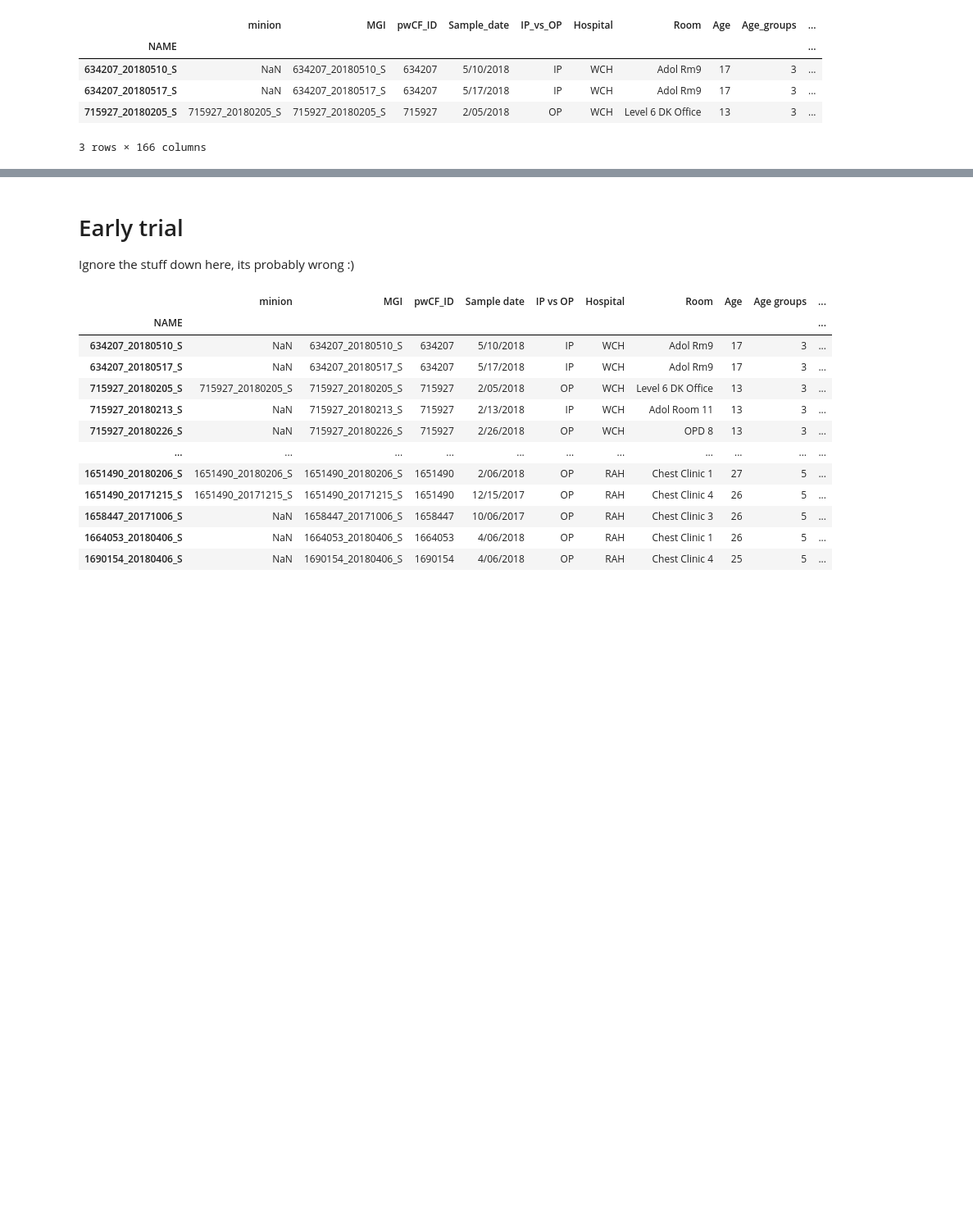
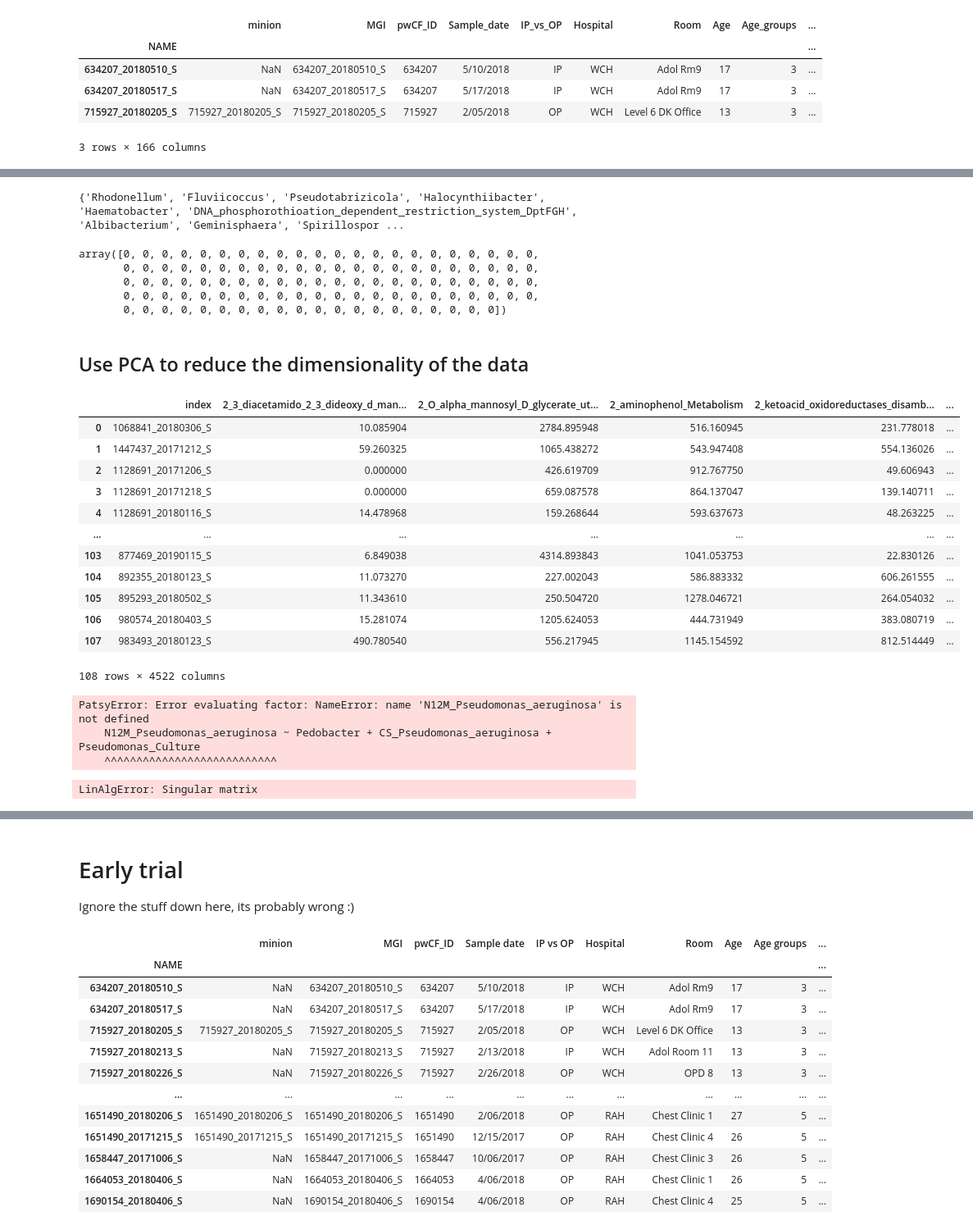
Before and after one commit to linsalrob/CF_2024, a Jupyter notebook: Jupyter/LMM.ipynb, the cells around one changed output, grey strips where cells are left out. Shown: that part at 82% size. Cells and saved outputs as stored; diff of their text form; code cells hidden in the pictures; blank space fills up the shorter version.

```diff
--- a/Jupyter/LMM.ipynb
+++ b/Jupyter/LMM.ipynb
@@ -110,3 +85,0 @@ Length: 166, dtype: object
-# %%
-metadata['IPc'] = metadata['IP vs OP'].astype('category')
-metadata.dtypes
@@ -184,0 +328,72 @@ metadata.head(3)
+# %%
+df_combined3 = df_combined.loc[:, df_combined.nunique() > 1].dropna()
+print(set(df.columns) - set(df_combined3.columns))
+# %% [output]
+{'Rhodonellum', 'Fluviicoccus', 'Pseudotabrizicola', 'Halocynthiibacter', 'Haematobacter', 'DNA_phosphorothioation_dependent_restriction_system_DptFGH', 'Albibacterium', 'Geminisphaera', 'Spirillospor ...
+# %%
+df_combined["N12M_Pseudomonas_aeruginosa"].astype(int).values
+# %% [output]
+array([0, 0, 0, 0, 0, 0, 0, 0, 0, 0, 0, 0, 0, 0, 0, 0, 0, 0, 0, 0, 0, 0,
+       0, 0, 0, 0, 0, 0, 0, 0, 0, 0, 0, 0, 0, 0, 0, 0, 0, 0, 0, 0, 0, 0,
+       0, 0, 0, 0, 0, 0, 0, 0, 0, 0, 0, 0, 0, 0, 0, 0, 0, 0, 0, 0, 0, 0,
+       0, 0, 0, 0, 0, 0, 0, 0, 0, 0, 0, 0, 0, 0, 0, 0, 0, 0, 0, 0, 0, 0,
+       0, 0, 0, 0, 0, 0, 0, 0, 0, 0, 0, 0, 0, 0, 0, 0, 0, 0, 0, 0])
+# %% [markdown]
+## Use PCA to reduce the dimensionality of the data
+# %%
+from sklearn.decomposition import PCA
+
+# Apply PCA to reduce bacterial abundance columns to 5 components
+pca = PCA(n_components=5)
+pca_components = pca.fit_transform(df_combined[df.columns])  # Add bacterial abundance columns
+pca_df = pd.DataFrame(pca_components, columns=["PC1", "PC2", "PC3", "PC4", "PC5"])
+
+# Add PCA components to the combined DataFrame
+df_combined2 = pd.concat([df_combined.reset_index(drop=True), pca_df], axis=1)
+df_combined2
+# %% [output]
+|  | index | 2_3_diacetamido_2_3_dideoxy_d_man... | 2_O_alpha_mannosyl_D_glycerate_ut... | 2_aminophenol_Metabolism | 2_ketoacid_oxidoreductases_disamb... | ... |
+| 0 | 1068841_20180306_S | 10.085904 | 2784.895948 | 516.160945 | 231.778018 | ... |
+| 1 | 1447437_20171212_S | 59.260325 | 1065.438272 | 543.947408 | 554.136026 | ... |
+| 2 | 1128691_20171206_S | 0.000000 | 426.619709 | 912.767750 | 49.606943 | ... |
+| 3 | 1128691_20171218_S | 0.000000 | 659.087578 | 864.137047 | 139.140711 | ... |
+| 4 | 1128691_20180116_S | 14.478968 | 159.268644 | 593.637673 | 48.263225 | ... |
+| ... | ... | ... | ... | ... | ... | ... |
+| 103 | 877469_20190115_S | 6.849038 | 4314.893843 | 1041.053753 | 22.830126 | ... |
+| 104 | 892355_20180123_S | 11.073270 | 227.002043 | 586.883332 | 606.261555 | ... |
+| 105 | 895293_20180502_S | 11.343610 | 250.504720 | 1278.046721 | 264.054032 | ... |
+| 106 | 980574_20180403_S | 15.281074 | 1205.624053 | 444.731949 | 383.080719 | ... |
+| 107 | 983493_20180123_S | 490.780540 | 556.217945 | 1145.154592 | 812.514449 | ... |
+108 rows × 4522 columns
+# %%
+formula = "N12M_Pseudomonas_aeruginosa ~ Pedobacter + CS_Pseudomonas_aeruginosa + Pseudomonas_Culture"
+# Fit the GLMM
+model = smf.mixedlm(
+    formula=formula,
+    data=df_combined3,
+    groups=df_combined3["pwCF_ID"],  # Grouping by pwCF_ID for random effects
+)
+#family=sm.families.Binomial()  # Logistic link function
+result = model.fit()
+
+# Print the model summary
+print(result.summary())
+# %% [output]
+PatsyError: Error evaluating factor: NameError: name 'N12M_Pseudomonas_aeruginosa' is not defined
+    N12M_Pseudomonas_aeruginosa ~ Pedobacter + CS_Pseudomonas_aeruginosa + Pseudomonas_Culture
+    ^^^^^^^^^^^^^^^^^^^^^^^^^^^
+# %%
+df_combined = df_combined.dropna(subset=all_columns)
+# Fit the GLMM
+model = smf.mixedlm(
+    formula=formula,
+    data=df_combined,
+    groups=df_combined["pwCF_ID"],  # Grouping by pwCF_ID for random effects
+)
+#family=sm.families.Binomial()  # Logistic link function
+result = model.fit()
+
+# Print the model summary
+print(result.summary())
+# %% [output]
+LinAlgError: Singular matrix
```
Also changed, not shown: parts of 33 cells of this notebook, 1 other file.
